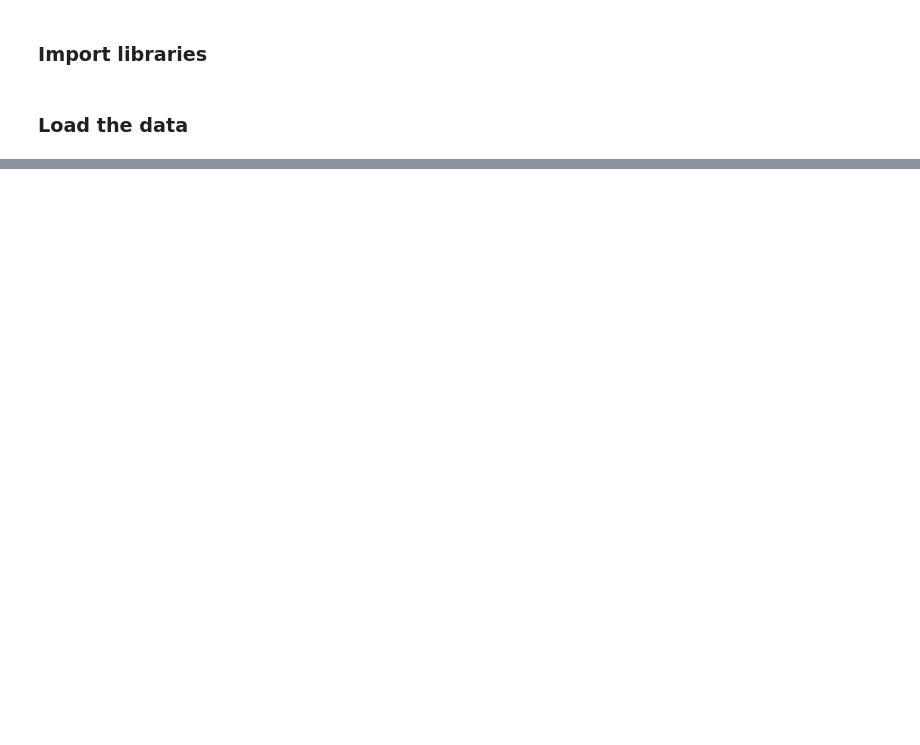
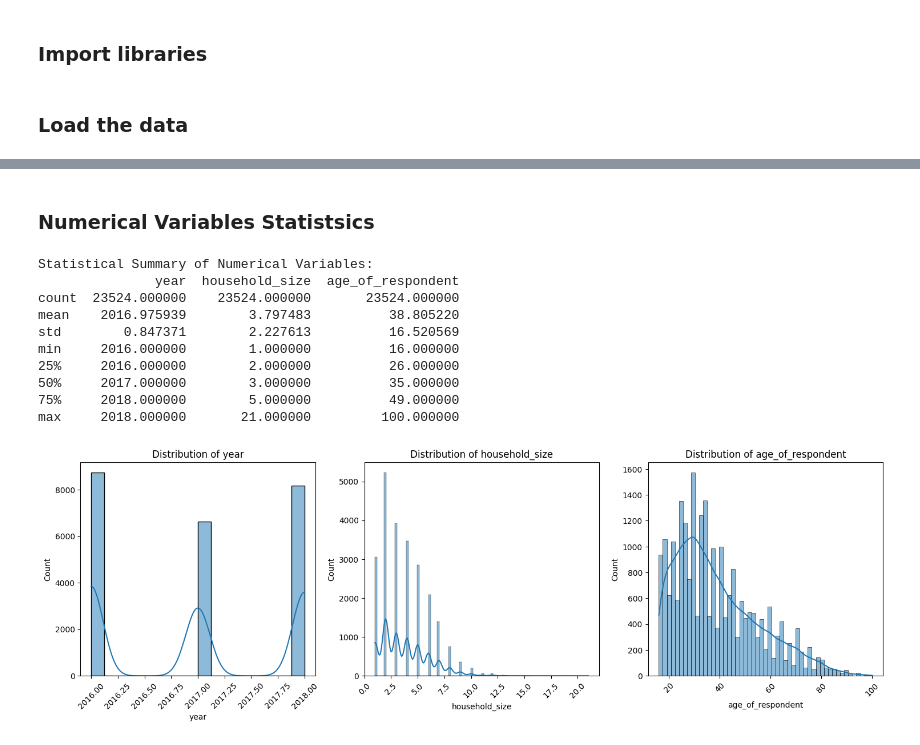
Before and after one commit to tony-nyagah/my-zindi, a Jupyter notebook: competitions/financial-inclusion-in-africa/my-solution.ipynb, the cells around one changed output, grey strips where cells are left out. Drawn from its saved outputs; the diff is of its cells as text; code cells hidden in the pictures; blank space fills up the shorter version.

```diff
--- a/competitions/financial-inclusion-in-africa/my-solution.ipynb
+++ b/competitions/financial-inclusion-in-africa/my-solution.ipynb
@@ -113,0 +70,7 @@ Number of people with a bank account:
+# %%
+categorical_columns = train_data.select_dtypes(include=['object']).columns
+print("Unique values in categorical columns:")
+for col in categorical_columns:
+    print(f"\n{col}:")
+    print(train_data[col].value_counts())
+    print(f"Number of unique values: {train_data[col].nunique()}")
@@ -113,0 +95,28 @@ Number of people with a bank account:
+# %% [markdown]
+### Numerical Variables Statistsics
+# %%
+numerical_columns = train_data.select_dtypes(include=['int64', 'float64']).columns
+print("Statistical Summary of Numerical Variables:")
+print(train_data[numerical_columns].describe())
+
+# Visualize distributions of numerical variables
+plt.figure(figsize=(15, 5))
+for i, col in enumerate(numerical_columns):
+    plt.subplot(1, len(numerical_columns), i+1)
+    sns.histplot(train_data[col], kde=True)
+    plt.title(f'Distribution of {col}')
+    plt.xticks(rotation=45)
+plt.tight_layout()
+plt.show()
+# %% [output]
+Statistical Summary of Numerical Variables:
+               year  household_size  age_of_respondent
+count  23524.000000    23524.000000       23524.000000
+mean    2016.975939        3.797483          38.805220
+std        0.847371        2.227613          16.520569
+min     2016.000000        1.000000          16.000000
+25%     2016.000000        2.000000          26.000000
+50%     2017.000000        3.000000          35.000000
+75%     2018.000000        5.000000          49.000000
+max     2018.000000       21.000000         100.000000
+[figure, added]
```
Also changed, not shown: parts of 43 cells of this notebook, 4 other files.
